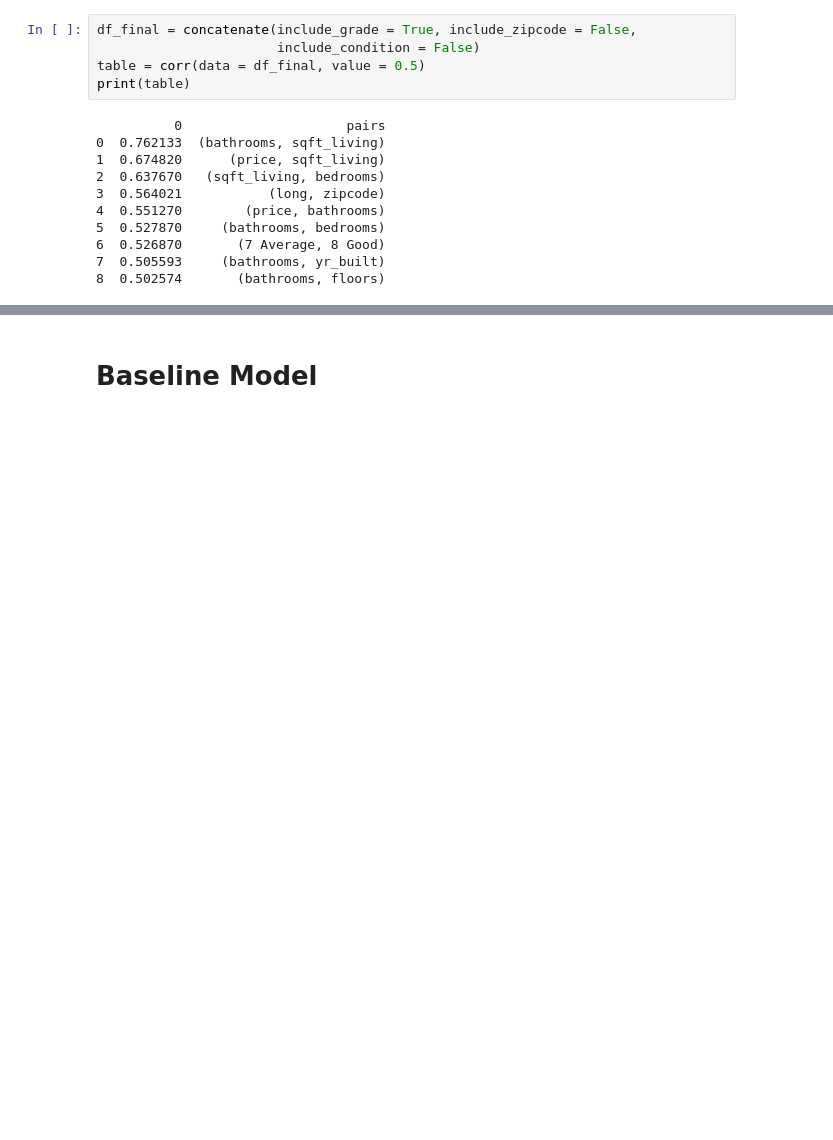
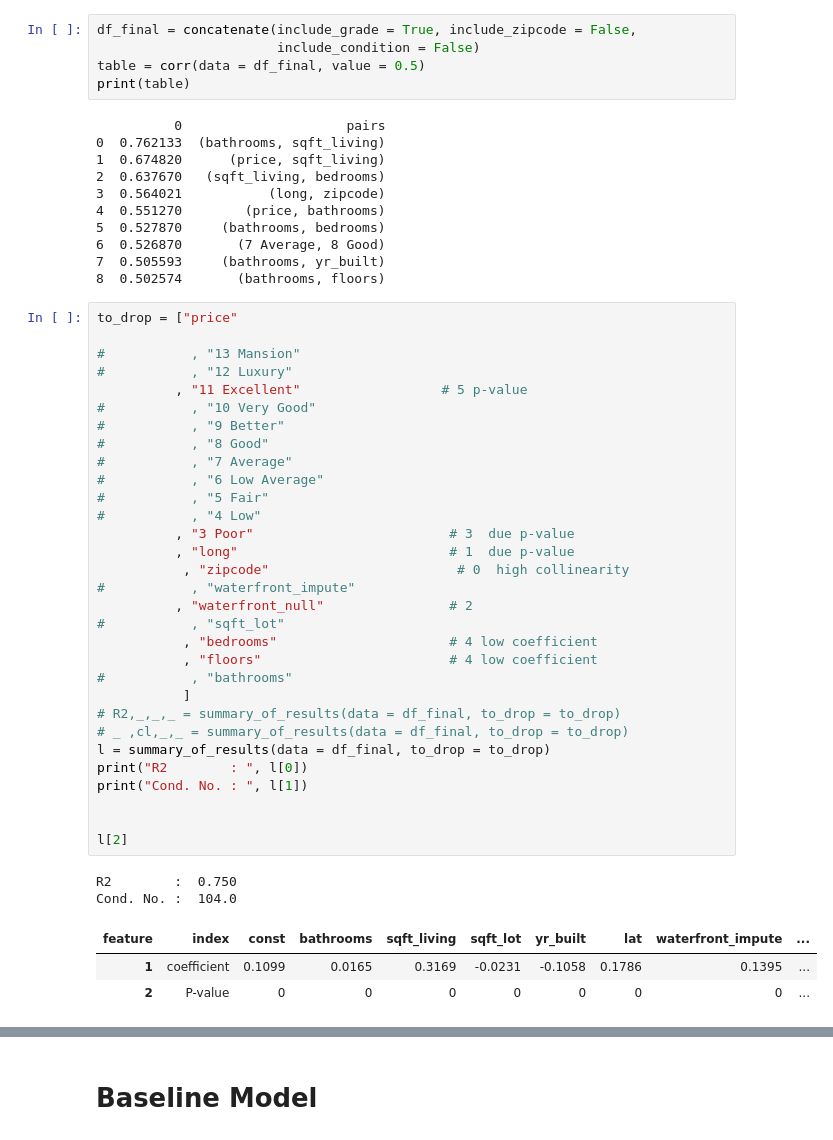
Before and after one commit to miladshiraniUCB/King-County-Property-Prices-Prediction, a Jupyter notebook: student.ipynb, the cells around one changed output, grey strips where cells are left out. Cells and saved outputs as stored; diff of their text form; blank space fills up the shorter version.

```diff
--- a/student.ipynb
+++ b/student.ipynb
@@ -366,4 +466,41 @@ print(table)
 6  0.526870       (7 Average, 8 Good)
 7  0.505593     (bathrooms, yr_built)
 8  0.502574       (bathrooms, floors)
+# %%
+to_drop = ["price"
+
+#           , "13 Mansion"
+#           , "12 Luxury"
+          , "11 Excellent"                  # 5 p-value
+#           , "10 Very Good"
+#           , "9 Better"
+#           , "8 Good"
+#           , "7 Average"
+#           , "6 Low Average"
+#           , "5 Fair"
+#           , "4 Low"
+          , "3 Poor"                         # 3  due p-value
+          , "long"                           # 1  due p-value
+           , "zipcode"                        # 0  high collinearity
+#           , "waterfront_impute"
+          , "waterfront_null"                # 2
+#           , "sqft_lot"
+           , "bedrooms"                      # 4 low coefficient
+           , "floors"                        # 4 low coefficient
+#           , "bathrooms"
+           ]
+# R2,_,_,_ = summary_of_results(data = df_final, to_drop = to_drop)
+# _ ,cl,_,_ = summary_of_results(data = df_final, to_drop = to_drop)
+l = summary_of_results(data = df_final, to_drop = to_drop)
+print("R2        : ", l[0])
+print("Cond. No. : ", l[1])
+
+
+l[2]
+# %% [output]
+R2        :  0.750
+Cond. No. :  104.0
+| feature | index | const | bathrooms | sqft_living | sqft_lot | yr_built | lat | waterfront_impute | ... |
+| 1 | coefficient | 0.1099 | 0.0165 | 0.3169 | -0.0231 | -0.1058 | 0.1786 | 0.1395 | ... |
+| 2 | P-value | 0 | 0 | 0 | 0 | 0 | 0 | 0 | ... |
 # %%
```
Also changed, not shown: parts of 26 cells of this notebook.
